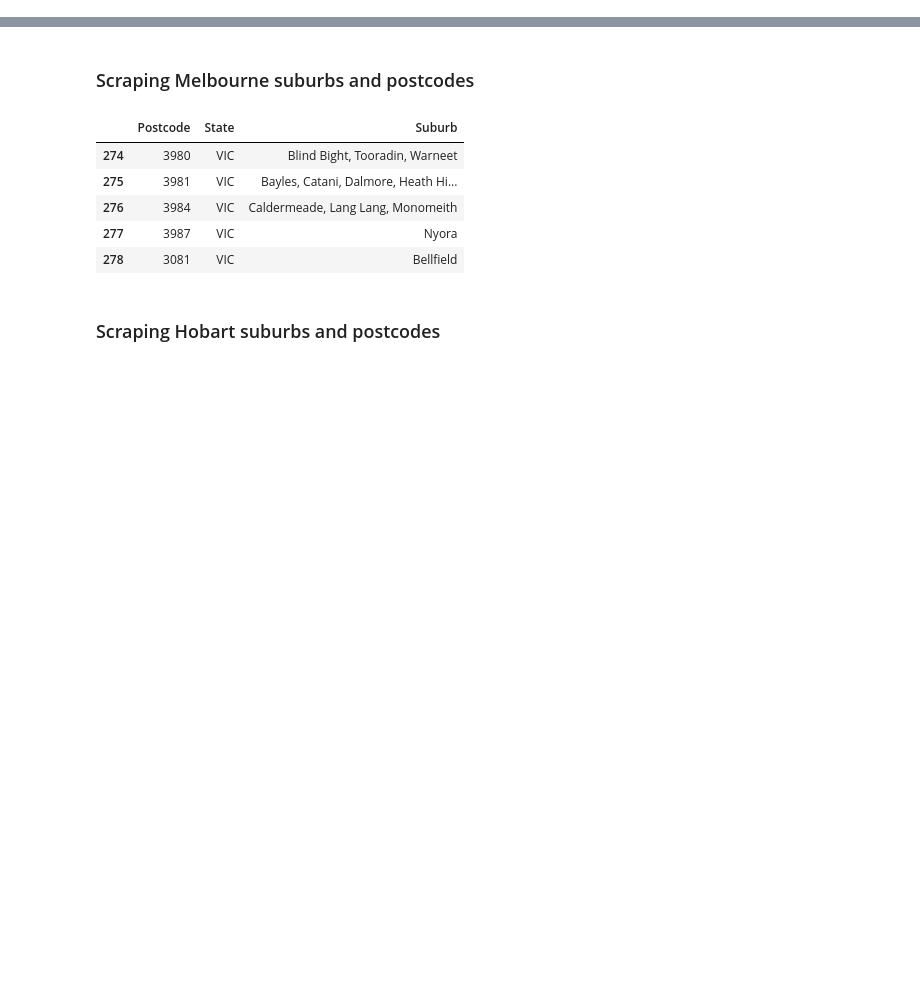
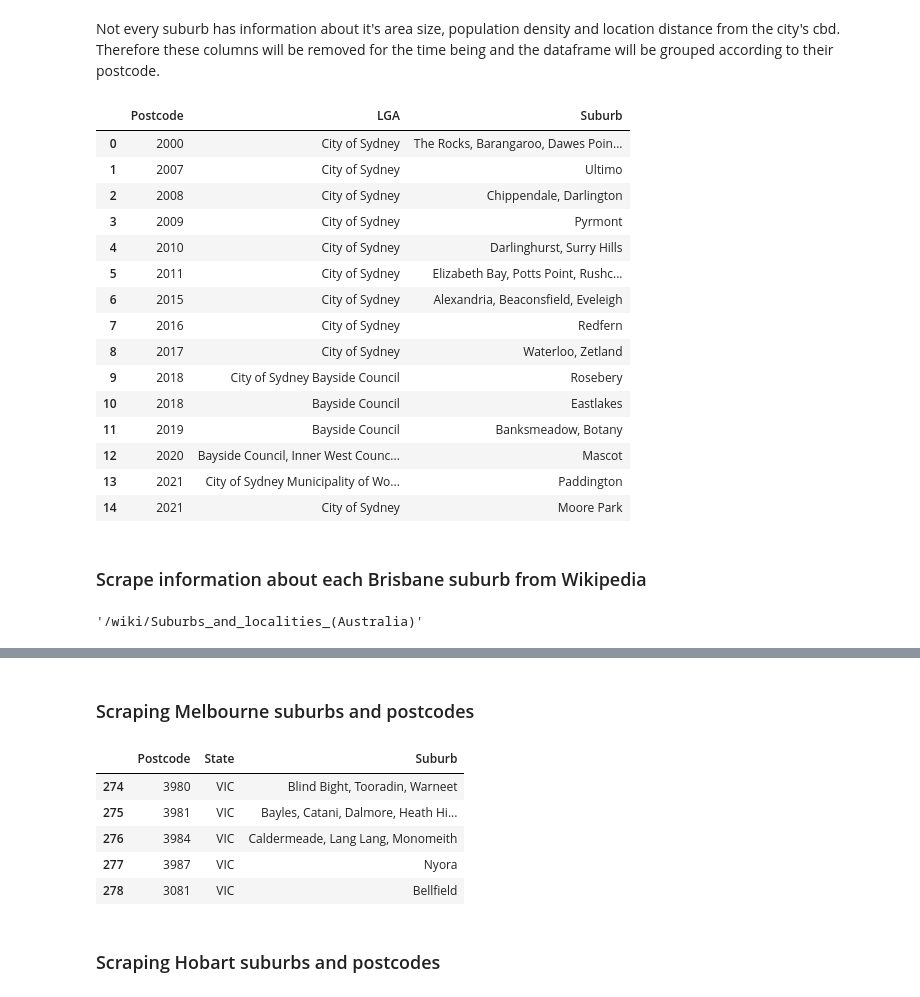
Before and after one commit to jasontran600/IBM_data_science_captstone_project, a Jupyter notebook: Melbourne_Sydney_Tasmania_migration_project/interstate_migration_project.ipynb, the cells around one changed output, grey strips where cells are left out. Saved outputs shown, nothing was run; the diff lists cells and outputs as text; code cells hidden in the pictures; blank space fills up the shorter version.

Commit message:
modified sydney scraping method to scraping suburbs from wiki list of sydney suburbs page

```diff
--- a/Melbourne_Sydney_Tasmania_migration_project/interstate_migration_project.ipynb
+++ b/Melbourne_Sydney_Tasmania_migration_project/interstate_migration_project.ipynb
@@ -43,0 +25,6 @@ syd_pc.head(5)
+# %%
+with open("view-source_https___en.wikipedia.org_wiki_List_of_Sydney_suburbs.html") as html_file:
+    soup = BeautifulSoup(html_file, "lxml")
+
+syd_suburbs_section = soup.find('div',attrs={'class':'mw-parser-output'})
+syd_suburbs_section = syd_suburbs_section.findAll('a', href=True)
@@ -43,0 +53,19 @@ syd_pc.head(5)
+# %%
+# Scrape information box for each suburb from their wikipage.
+# If an information box doesn't exist a try/catch error for the AttributeError will pass it.
+suburbs_infobox = {}
+
+for key,value in suburb_list.items():
+
+    try:
+        page = requests.get(value)
+        soup_page = BeautifulSoup(page.text, 'html.parser')
+        infobox = soup_page.find('table', class_='infobox vcard')
+        suburbs_infobox[key] = infobox.find_all('tr', class_='')
+
+    except AttributeError:
+        suburbs_infobox[key] = None
+        print("{}'s wikipage does not have an information box".format(key))
+        pass
+
+#list(suburb_list.items())[0]
@@ -43,0 +127,6 @@ syd_pc.head(5)
+# %%
+# Convert Sydney suburbs nested dictionary to a dataframe
+sydney_suburbs_df = pd.DataFrame(sydney_suburbs).T
+sydney_suburbs_df['Suburb'] = sydney_suburbs_df.index
+sydney_suburbs_df.index = range(sydney_suburbs_df.shape[0])
+sydney_suburbs_df.tail(5)
@@ -43,0 +140,25 @@ syd_pc.head(5)
+# %% [markdown]
+Not every suburb has information about it's area size, population density and location distance from the city's cbd. Therefore these columns will be removed for the time being and the dataframe will be grouped according to their postcode.
+# %%
+syd_suburbs_grouped = sydney_suburbs_df.groupby(["Postcode","LGA"]).agg({'Suburb':', '.join}).reset_index()
+syd_suburbs_grouped.head(15)
+# %% [output]
+|  | Postcode | LGA | Suburb |
+| 0 | 2000 | City of Sydney | The Rocks, Barangaroo, Dawes Poin... |
+| 1 | 2007 | City of Sydney | Ultimo |
+| 2 | 2008 | City of Sydney | Chippendale, Darlington |
+| 3 | 2009 | City of Sydney | Pyrmont |
+| 4 | 2010 | City of Sydney | Darlinghurst, Surry Hills |
+| 5 | 2011 | City of Sydney | Elizabeth Bay, Potts Point, Rushc... |
+| 6 | 2015 | City of Sydney | Alexandria, Beaconsfield, Eveleigh |
+| 7 | 2016 | City of Sydney | Redfern |
+| 8 | 2017 | City of Sydney | Waterloo, Zetland |
+| 9 | 2018 | City of Sydney Bayside Council | Rosebery |
+| 10 | 2018 | Bayside Council | Eastlakes |
+| 11 | 2019 | Bayside Council | Banksmeadow, Botany |
+| 12 | 2020 | Bayside Council, Inner West Counc... | Mascot |
+| 13 | 2021 | City of Sydney Municipality of Wo... | Paddington |
+| 14 | 2021 | City of Sydney | Moore Park |
+# %% [markdown]
+
+### Scrape information about each Brisbane suburb from Wikipedia
@@ -43,0 +171,4 @@ syd_pc.head(5)
+# %%
+bri_suburbs_section[1].a['href']
+# %% [output]
+'/wiki/Suburbs_and_localities_(Australia)'
```
Also changed, not shown: parts of 37 cells of this notebook.
